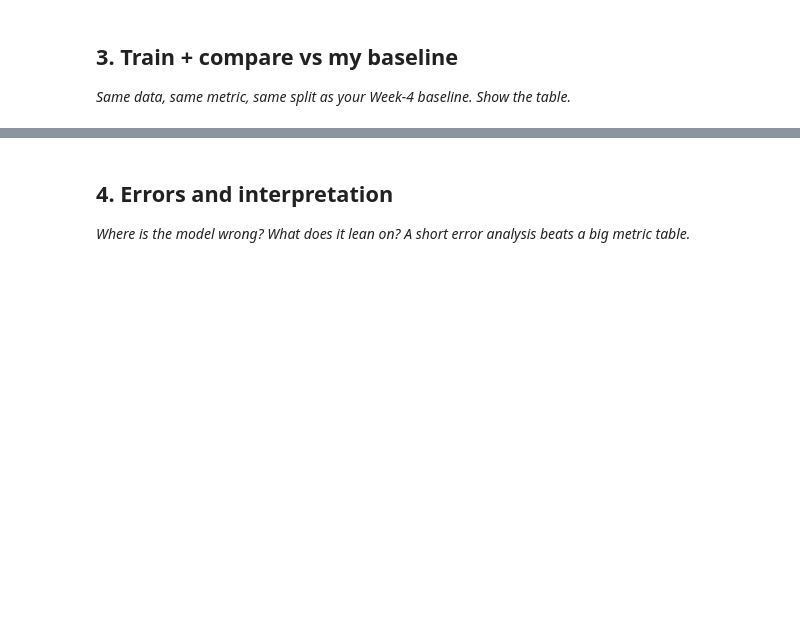
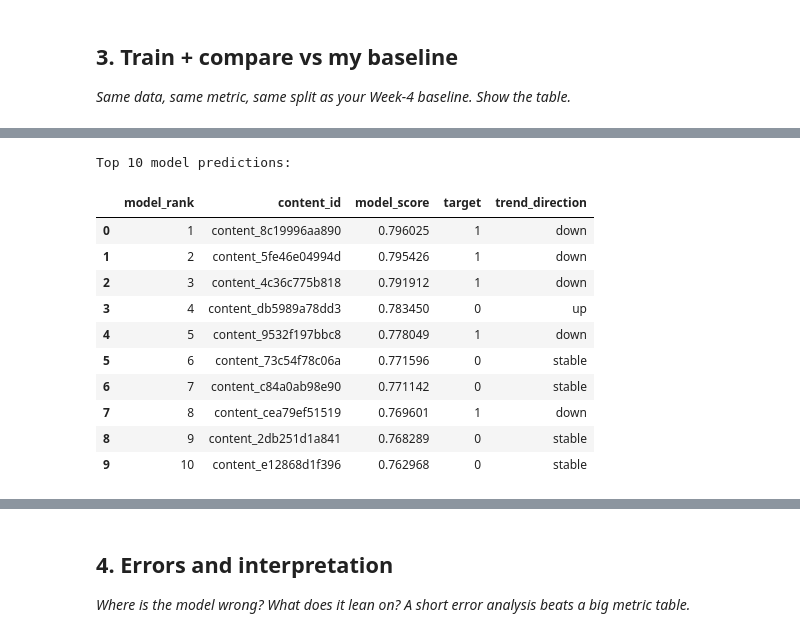
Before and after one commit to Greemines/Flyrank-Notebook-1, a Jupyter notebook: work/notebooks/w05_model.ipynb, the cells around one changed output, grey strips where cells are left out. Drawn from its saved outputs; the diff is of its cells as text; code cells hidden in the pictures; blank space fills up the shorter version.

```diff
--- a/work/notebooks/w05_model.ipynb
+++ b/work/notebooks/w05_model.ipynb
@@ -29,0 +236,51 @@ This skeleton is yours to fill. Work the sections **in order** — each one has
+# %%
+
+results = test_df[
+    [
+        "content_id",
+        "client_id",
+        "impressions_90d",
+        "ctr",
+        "avg_position",
+        "target",
+        "trend_direction"
+    ]
+].copy()
+
+results["model_score"] = model_prob
+
+
+model_ranking = results.sort_values(
+    "model_score",
+    ascending=False
+).reset_index(drop=True)
+
+model_ranking["model_rank"] = (
+    model_ranking.index + 1
+)
+
+print("Top 10 model predictions:")
+display(
+    model_ranking[
+        [
+            "model_rank",
+            "content_id",
+            "model_score",
+            "target",
+            "trend_direction"
+        ]
+    ].head(10)
+)
+# %% [output]
+Top 10 model predictions:
+|  | model_rank | content_id | model_score | target | trend_direction |
+| 0 | 1 | content_8c19996aa890 | 0.796025 | 1 | down |
+| 1 | 2 | content_5fe46e04994d | 0.795426 | 1 | down |
+| 2 | 3 | content_4c36c775b818 | 0.791912 | 1 | down |
+| 3 | 4 | content_db5989a78dd3 | 0.783450 | 0 | up |
+| 4 | 5 | content_9532f197bbc8 | 0.778049 | 1 | down |
+| 5 | 6 | content_73c54f78c06a | 0.771596 | 0 | stable |
+| 6 | 7 | content_c84a0ab98e90 | 0.771142 | 0 | stable |
+| 7 | 8 | content_cea79ef51519 | 0.769601 | 1 | down |
+| 8 | 9 | content_2db251d1a841 | 0.768289 | 0 | stable |
+| 9 | 10 | content_e12868d1f396 | 0.762968 | 0 | stable |
```
Also changed, not shown: parts of 21 cells of this notebook.
